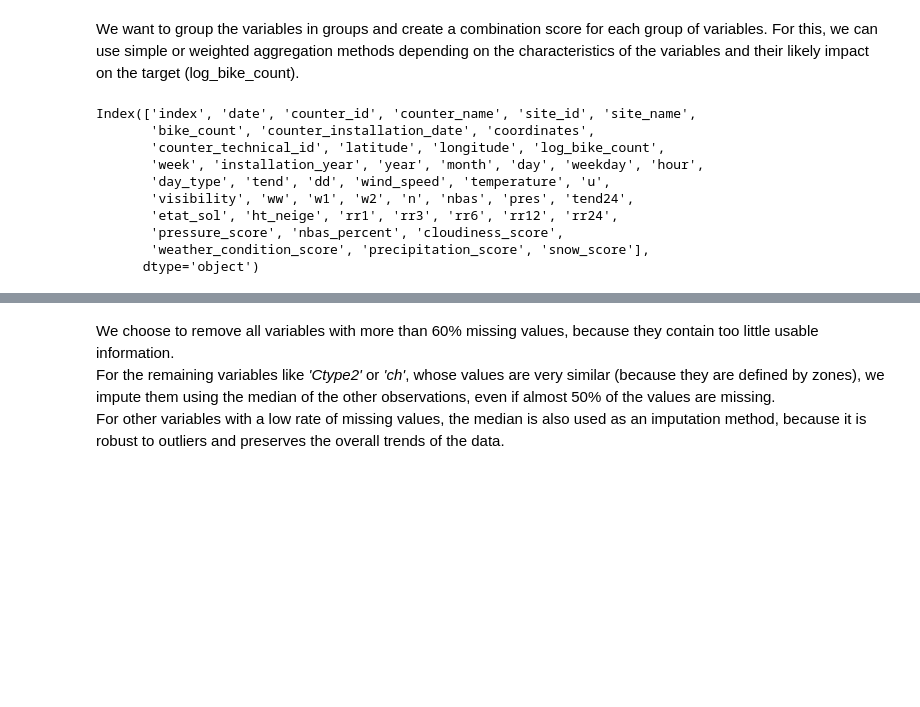
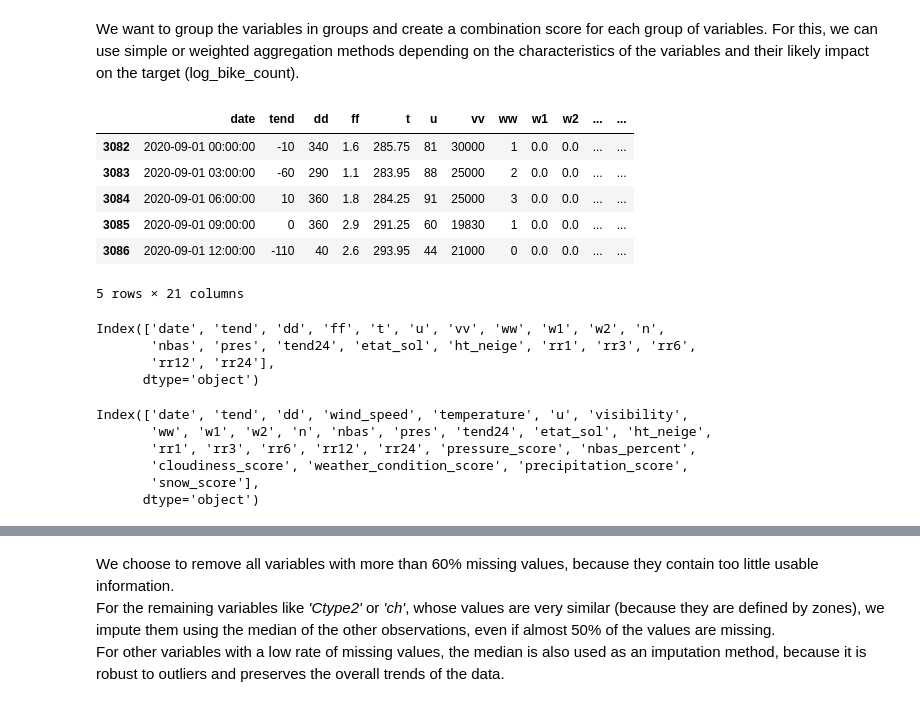
Before and after one commit to louis-leibo/bike_counters, a Jupyter notebook: Dev_by_sam_&_louis/EDA + feature engineering.ipynb, the cells around one changed output, grey strips where cells are left out. Drawn from its saved outputs; the diff is of its cells as text; code cells hidden in the pictures; blank space fills up the shorter version.

```diff
--- a/Dev_by_sam_&_louis/EDA + feature engineering.ipynb
+++ b/Dev_by_sam_&_louis/EDA + feature engineering.ipynb
@@ -650,4 +650,21 @@ training_set_merged.drop(columns=['dd'])
 # %% [markdown]
 We want to group the variables in groups and create a combination score for each group of variables. For this, we can use simple or weighted aggregation methods depending on the characteristics of the variables and their likely impact on the target (log_bike_count).
+# %%
+external_data_cleaned.head()
+# %% [output]
+|  | date | tend | dd | ff | t | u | vv | ww | w1 | w2 | ... | ... |
+| 3082 | 2020-09-01 00:00:00 | -10 | 340 | 1.6 | 285.75 | 81 | 30000 | 1 | 0.0 | 0.0 | ... | ... |
+| 3083 | 2020-09-01 03:00:00 | -60 | 290 | 1.1 | 283.95 | 88 | 25000 | 2 | 0.0 | 0.0 | ... | ... |
+| 3084 | 2020-09-01 06:00:00 | 10 | 360 | 1.8 | 284.25 | 91 | 25000 | 3 | 0.0 | 0.0 | ... | ... |
+| 3085 | 2020-09-01 09:00:00 | 0 | 360 | 2.9 | 291.25 | 60 | 19830 | 1 | 0.0 | 0.0 | ... | ... |
+| 3086 | 2020-09-01 12:00:00 | -110 | 40 | 2.6 | 293.95 | 44 | 21000 | 0 | 0.0 | 0.0 | ... | ... |
+5 rows × 21 columns
+# %%
+external_data_cleaned.columns
+# %% [output]
+Index(['date', 'tend', 'dd', 'ff', 't', 'u', 'vv', 'ww', 'w1', 'w2', 'n',
+       'nbas', 'pres', 'tend24', 'etat_sol', 'ht_neige', 'rr1', 'rr3', 'rr6',
+       'rr12', 'rr24'],
+      dtype='object')
 # %%
 # creation of a pressure score in hPA :
@@ -686,15 +703,11 @@ training_set_merged['snow_score'] = training_set_merged['ht_neige']
 # %%
-training_set_merged.columns
+external_data_cleaned.columns
 # %% [output]
-Index(['index', 'date', 'counter_id', 'counter_name', 'site_id', 'site_name',
-       'bike_count', 'counter_installation_date', 'coordinates',
-       'counter_technical_id', 'latitude', 'longitude', 'log_bike_count',
-       'week', 'installation_year', 'year', 'month', 'day', 'weekday', 'hour',
-       'day_type', 'tend', 'dd', 'wind_speed', 'temperature', 'u',
-       'visibility', 'ww', 'w1', 'w2', 'n', 'nbas', 'pres', 'tend24',
-       'etat_sol', 'ht_neige', 'rr1', 'rr3', 'rr6', 'rr12', 'rr24',
-       'pressure_score', 'nbas_percent', 'cloudiness_score',
-       'weather_condition_score', 'precipitation_score', 'snow_score'],
+Index(['date', 'tend', 'dd', 'wind_speed', 'temperature', 'u', 'visibility',
+       'ww', 'w1', 'w2', 'n', 'nbas', 'pres', 'tend24', 'etat_sol', 'ht_neige',
+       'rr1', 'rr3', 'rr6', 'rr12', 'rr24', 'pressure_score', 'nbas_percent',
+       'cloudiness_score', 'weather_condition_score', 'precipitation_score',
+       'snow_score'],
       dtype='object')
 # %%
 # Define the columns to remove
```
Also changed, not shown: parts of 5 cells of this notebook, 1 other file.
